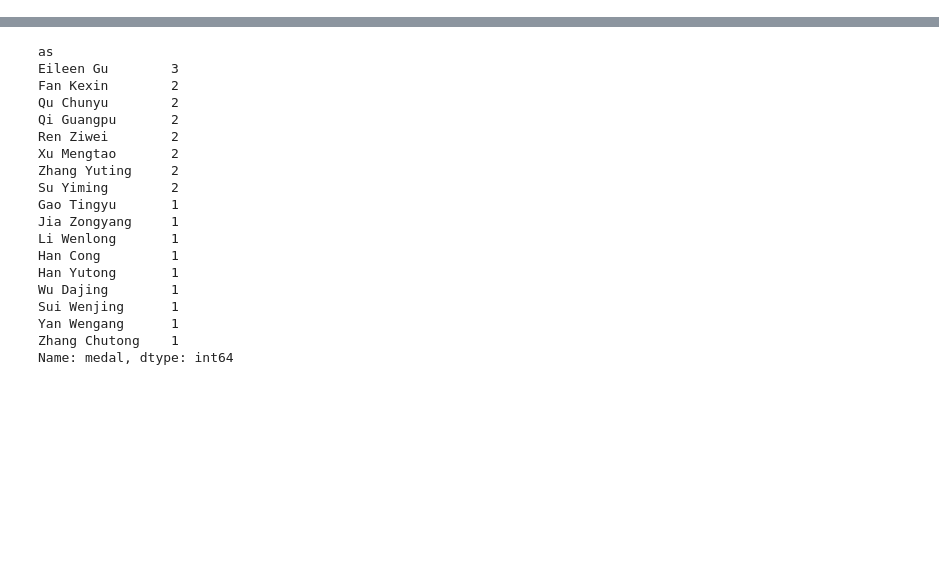
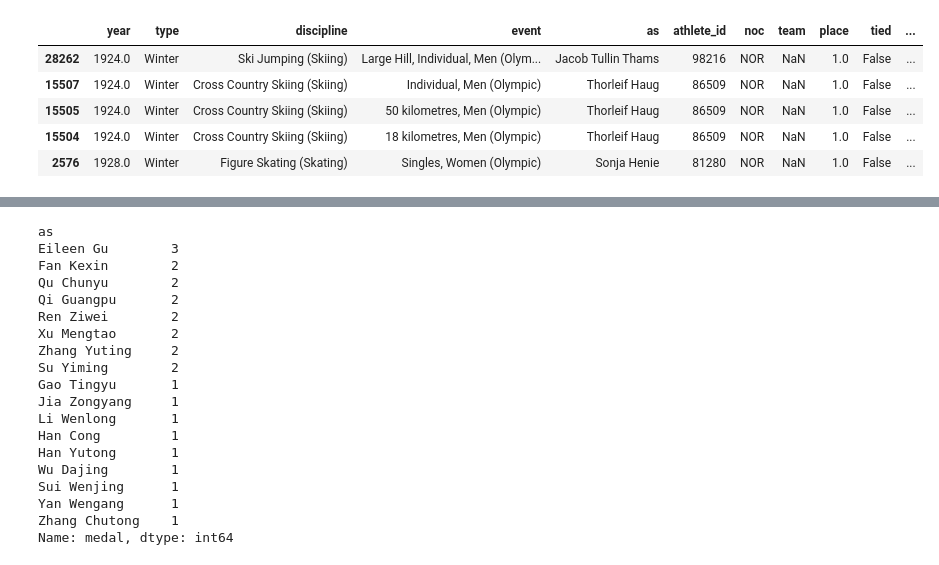
Before and after one commit to ninalawson-lab/comm3180_S26_Blog, a Jupyter notebook: posts/003_DOW3/DOW3.ipynb, the cells around one changed output, grey strips where cells are left out. Saved outputs shown, nothing was run; the diff lists cells and outputs as text; code cells hidden in the pictures; blank space fills up the shorter version.

```diff
--- a/posts/003_DOW3/DOW3.ipynb
+++ b/posts/003_DOW3/DOW3.ipynb
@@ -197,0 +95,9 @@ china_2022 = wolympics_df[
+# %%
+norway_gold_medals.head(5)
+# %% [output]
+|  | year | type | discipline | event | as | athlete_id | noc | team | place | tied | ... |
+| 28262 | 1924.0 | Winter | Ski Jumping (Skiing) | Large Hill, Individual, Men (Olym... | Jacob Tullin Thams | 98216 | NOR | NaN | 1.0 | False | ... |
+| 15507 | 1924.0 | Winter | Cross Country Skiing (Skiing) | Individual, Men (Olympic) | Thorleif Haug | 86509 | NOR | NaN | 1.0 | False | ... |
+| 15505 | 1924.0 | Winter | Cross Country Skiing (Skiing) | 50 kilometres, Men (Olympic) | Thorleif Haug | 86509 | NOR | NaN | 1.0 | False | ... |
+| 15504 | 1924.0 | Winter | Cross Country Skiing (Skiing) | 18 kilometres, Men (Olympic) | Thorleif Haug | 86509 | NOR | NaN | 1.0 | False | ... |
+| 2576 | 1928.0 | Winter | Figure Skating (Skating) | Singles, Women (Olympic) | Sonja Henie | 81280 | NOR | NaN | 1.0 | False | ... |
```
Also changed, not shown: parts of 56 cells of this notebook.
